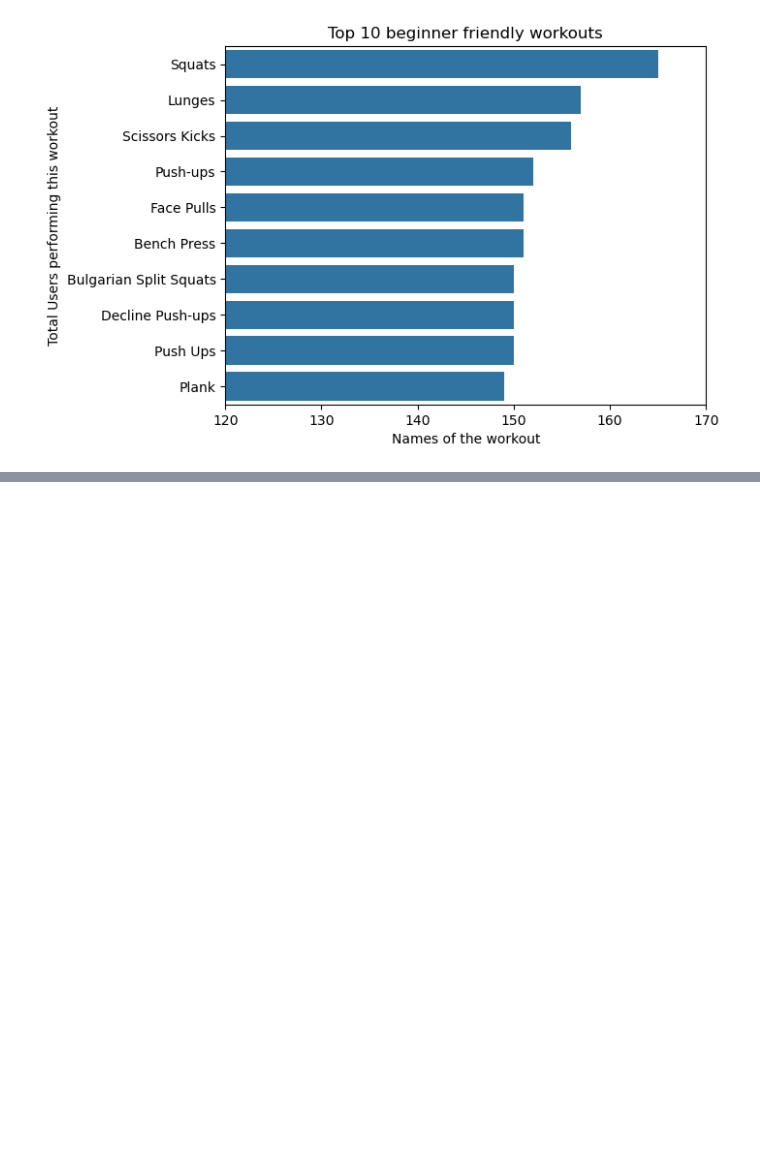
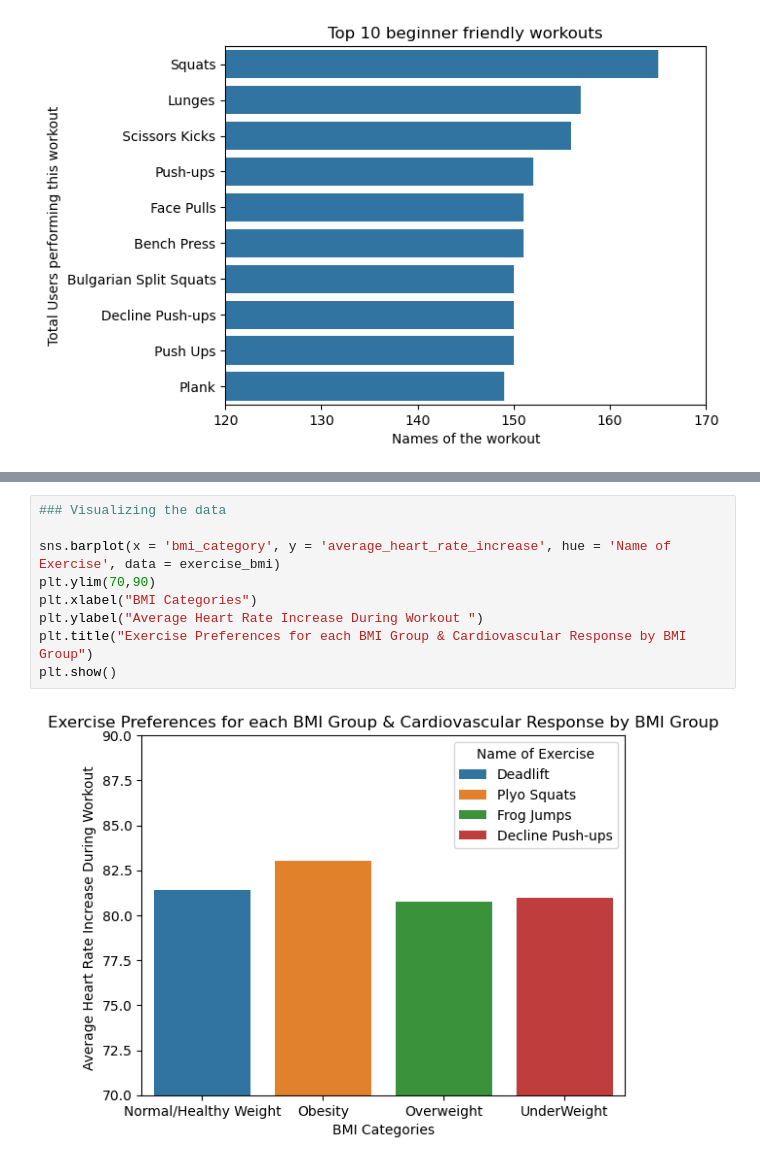
Before and after one commit to suzaladhikari/Fitness_App, a Jupyter notebook: Analysis_Data/dataanalysis.ipynb, the cells around one changed output, grey strips where cells are left out. Cells and saved outputs as stored; diff of their text form; blank space fills up the shorter version.

```diff
--- a/Analysis_Data/dataanalysis.ipynb
+++ b/Analysis_Data/dataanalysis.ipynb
@@ -199,0 +261,11 @@ plt.show()
+# %%
+### Visualizing the data
+
+sns.barplot(x = 'bmi_category', y = 'average_heart_rate_increase', hue = 'Name of Exercise', data = exercise_bmi)
+plt.ylim(70,90)
+plt.xlabel("BMI Categories")
+plt.ylabel("Average Heart Rate Increase During Workout ")
+plt.title("Exercise Preferences for each BMI Group & Cardiovascular Response by BMI Group")
+plt.show()
+# %% [output]
+[figure, added]
```
Also changed, not shown: parts of 4 cells of this notebook.
